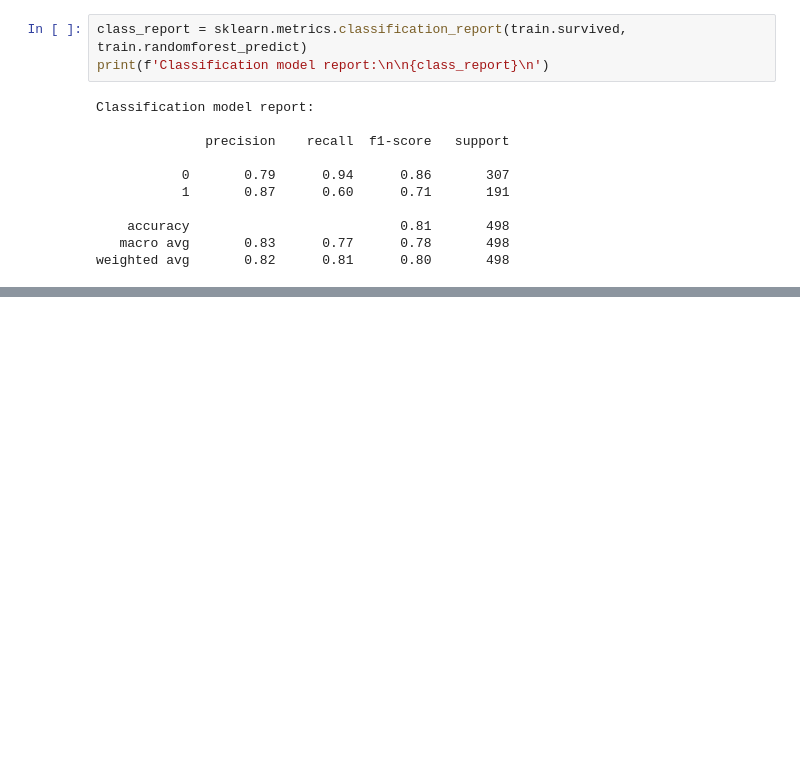
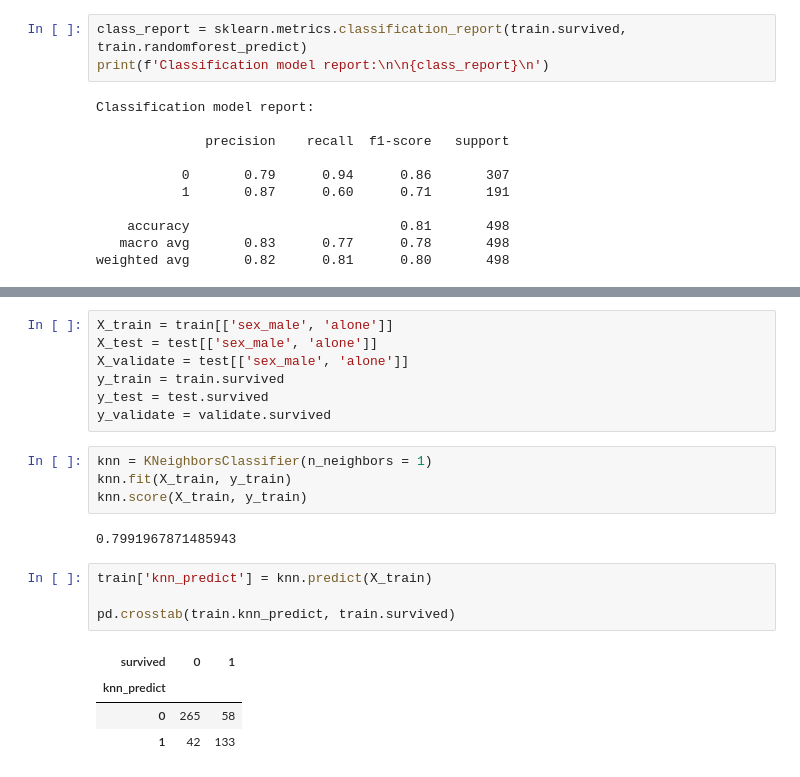
Before and after one commit to ForrestMccrosky/classification-exercises, a Jupyter notebook: model.ipynb, the cells around one changed output, grey strips where cells are left out. Cells and saved outputs as stored; diff of their text form; blank space fills up the shorter version.

```diff
--- a/model.ipynb
+++ b/model.ipynb
@@ -451,0 +467,22 @@ weighted avg       0.82      0.81      0.80       498
+# %%
+X_train = train[['sex_male', 'alone']]
+X_test = test[['sex_male', 'alone']]
+X_validate = test[['sex_male', 'alone']]
+y_train = train.survived
+y_test = test.survived
+y_validate = validate.survived
+# %%
+knn = KNeighborsClassifier(n_neighbors = 1)
+knn.fit(X_train, y_train)
+knn.score(X_train, y_train)
+# %% [output]
+0.7991967871485943
+# %%
+train['knn_predict'] = knn.predict(X_train)
+
+pd.crosstab(train.knn_predict, train.survived)
+# %% [output]
+| survived | 0 | 1 |
+| knn_predict |  |  |
+| 0 | 265 | 58 |
+| 1 | 42 | 133 |
```
Also changed, not shown: parts of 13 cells of this notebook.
